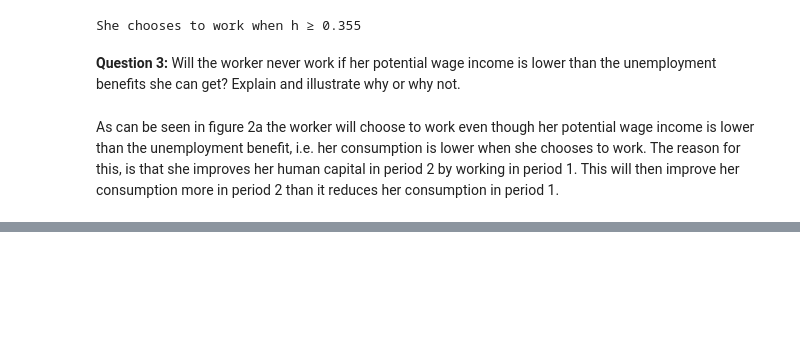
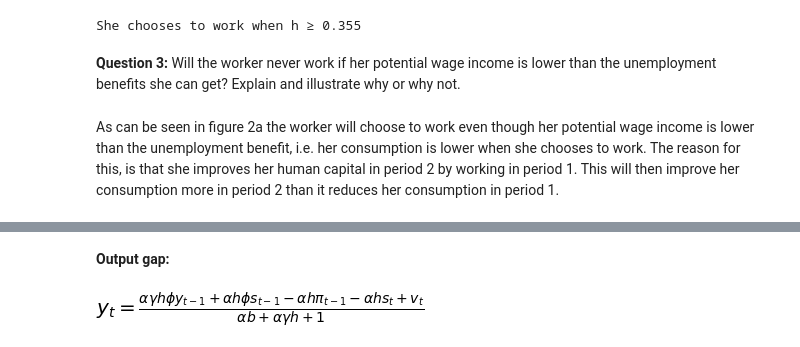
Before and after one commit to NumEconCopenhagen/projects-2019-tm-and-mp, a Jupyter notebook: examproject/examproject.ipynb, the cells around one changed output, grey strips where cells are left out. Saved outputs shown, nothing was run; the diff lists cells and outputs as text; code cells hidden in the pictures; blank space fills up the shorter version.

```diff
--- a/examproject/examproject.ipynb
+++ b/examproject/examproject.ipynb
@@ -223,0 +268,15 @@ The reason for this, is that she improves her human capital in period 2 by worki
+# %%
+# Solving
+Eq = sm.solve([AD, SRAS], [y, pi])
+pi_eq = Eq[pi]
+y_eq = Eq[y]
+
+# Creating functions of pi and y for later use
+pi_func = sm.lambdify((pi1, y1, v, s, s1, alpha, h, b, phi, gamma), pi_eq)
+y_func = sm.lambdify((pi1, y1, v, s, s1, alpha, h, b, phi, gamma), y_eq)
+# %% [markdown]
+**Output gap:**
+# %%
+sm.Eq(y,y_eq)
+# %% [output]
+[figure, added]
```
Also changed, not shown: parts of 49 cells of this notebook.
